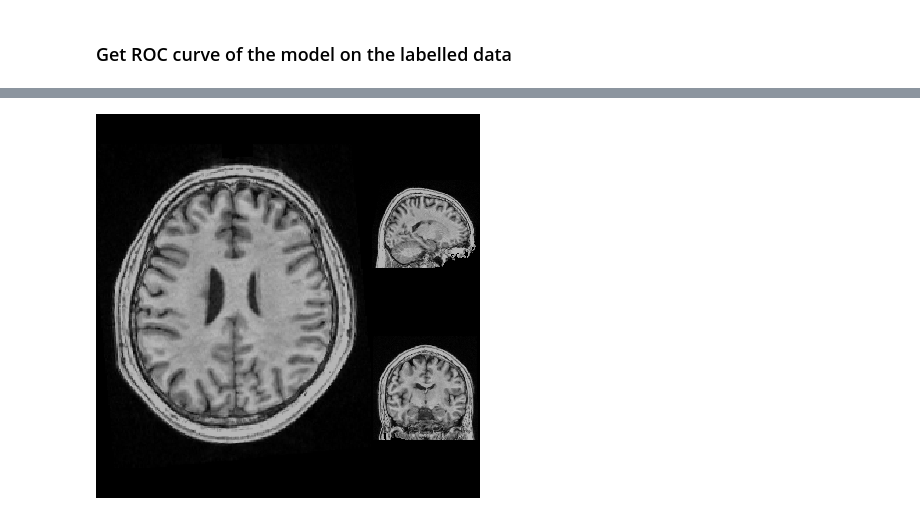
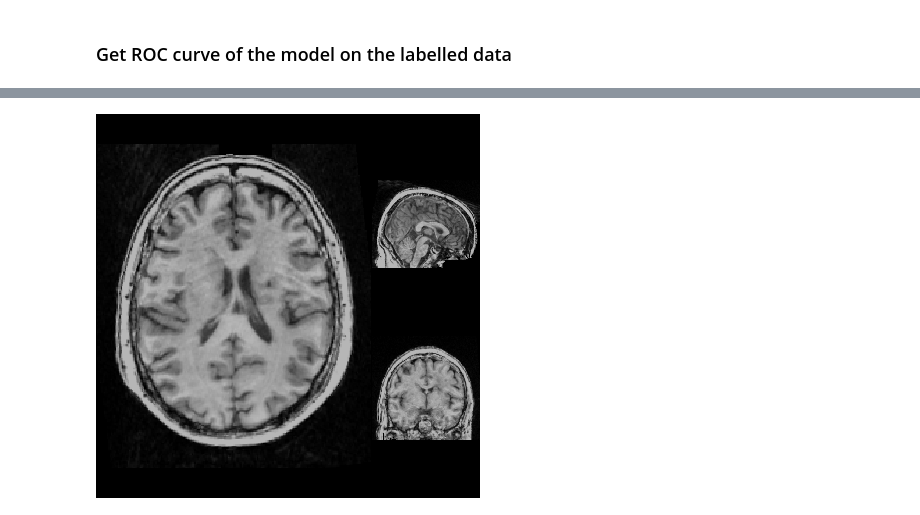
Before and after one commit to npnl/braindrles-deep, a Jupyter notebook: phase-one.ipynb, the cells around one changed output, grey strips where cells are left out. Cells and saved outputs as stored; diff of their text form; code cells hidden in the pictures.

```diff
--- a/phase-one.ipynb
+++ b/phase-one.ipynb
@@ -499,6 +635,13 @@ def downloadImage(image_name_with_ext, ):
 def convertGifToNumpy(image_path):
     img = Image.open(image_path)
     return np.array([np.array(frame.copy().convert('RGB').getdata(),dtype=np.uint8).reshape(frame.size[1],frame.size[0],3) for frame in ImageSequence.Iterator(img)])
+# %%
+def loadImageByFileName(file_name):
+    image_name_with_ext = "{0}.gif".format(file_name)
+    image_path = os.path.join('data', 'images', image_name_with_ext)
+    if not os.path.exists(image_path):
+        downloadImage(image_name_with_ext)
+    return convertGifToNumpy(image_path)
 # %%
 def downloadAndLoadImages(image_names):
     print("Downloading the GIF images if not present locally")
@@ -531,4 +653,0 @@ Image.fromarray(gif_image_data[0, 1, :, :, :])
-# %%
-Image.fromarray(gif_image_data[0, 0, :, :, :])
-# %% [output]
-[figure, removed]
@@ -534,0 +676,9 @@ Image.fromarray(gif_image_data[0, 0, :, :, :])
+# %%
+def extractImageFrame(np_image_data, frame=0):
+    return Image.fromarray(np_image_data[frame, :, :, :])
+# %%
+image = loadImageByFileName("gifbrles_031801")
+# %%
+extractImageFrame(image, frame=0)
+# %% [output]
+[figure, added]
```
Also changed, not shown: parts of 45 cells of this notebook, 2 other files.
